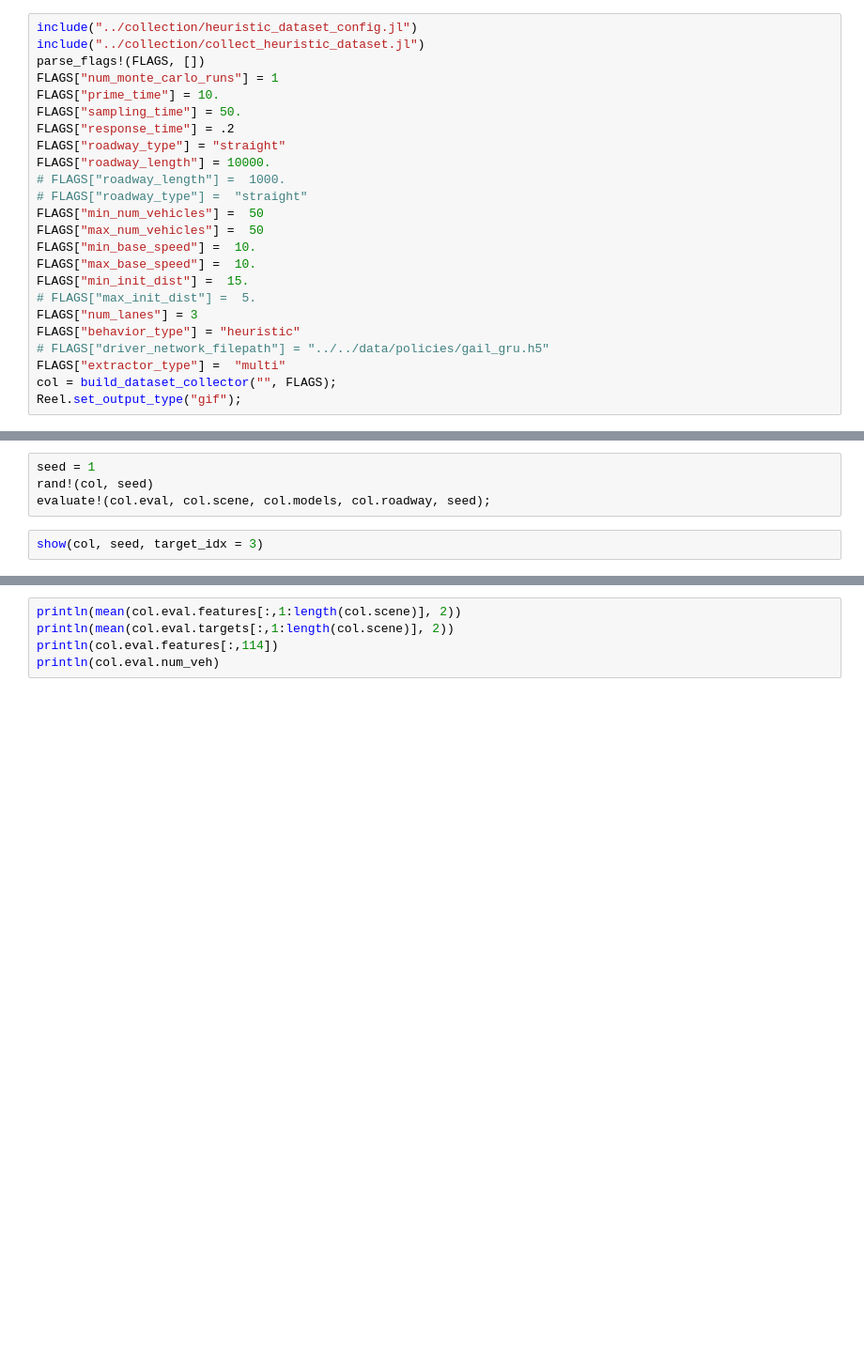
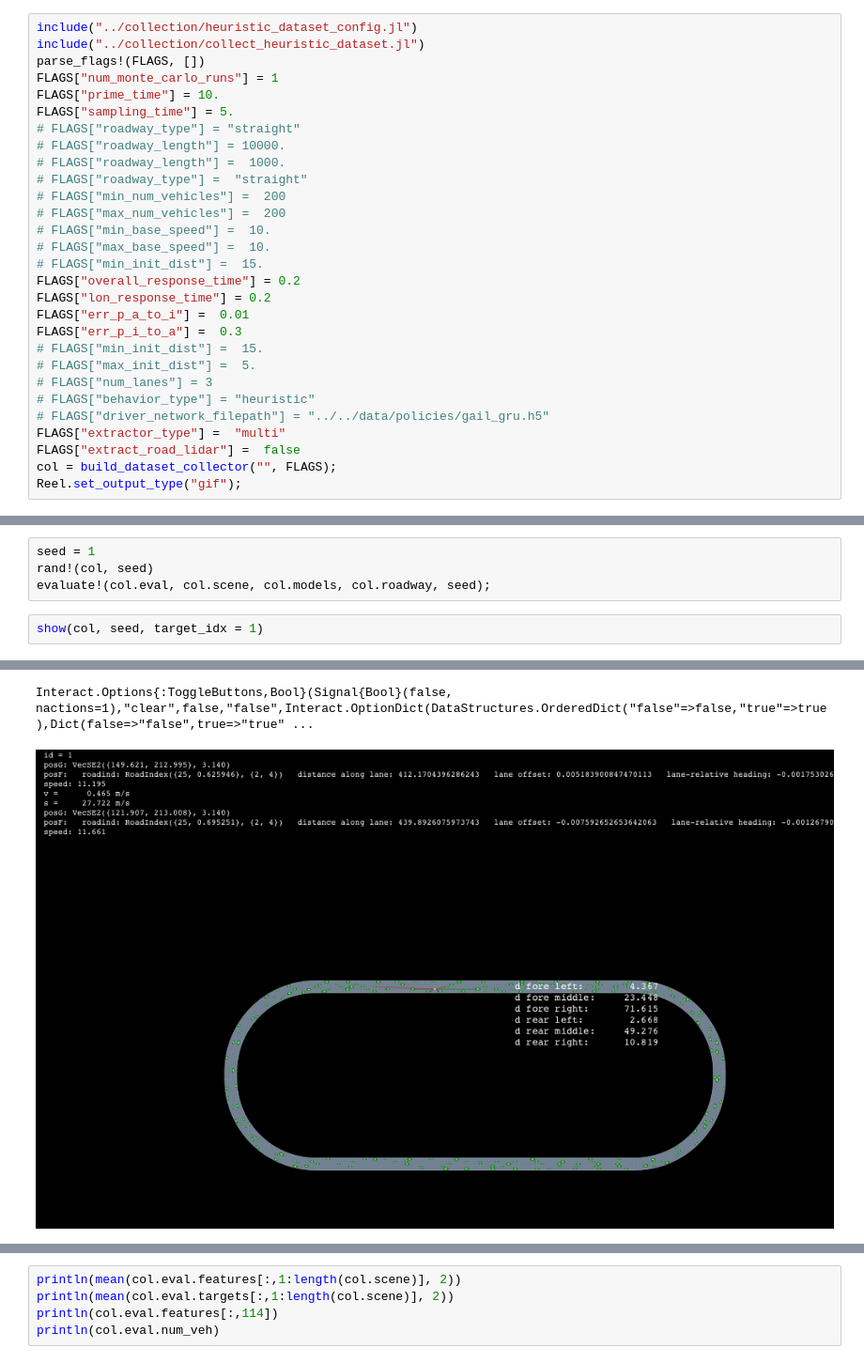
Before and after one commit to wulfebw/risk_prediction, a Jupyter notebook: scripts/visualization/run_display.ipynb, the cells around one changed output, grey strips where cells are left out. Shown at 94% size. Cells and saved outputs as stored; diff of their text form; blank space fills up the shorter version.

```diff
--- a/scripts/visualization/run_display.ipynb
+++ b/scripts/visualization/run_display.ipynb
@@ -8,22 +10,27 @@ include("../collection/collect_heuristic_dataset.jl")
 parse_flags!(FLAGS, [])
 FLAGS["num_monte_carlo_runs"] = 1
 FLAGS["prime_time"] = 10.
-FLAGS["sampling_time"] = 50.
-FLAGS["response_time"] = .2
-FLAGS["roadway_type"] = "straight"
-FLAGS["roadway_length"] = 10000.
+FLAGS["sampling_time"] = 5.
+# FLAGS["roadway_type"] = "straight"
+# FLAGS["roadway_length"] = 10000.
 # FLAGS["roadway_length"] =  1000.
 # FLAGS["roadway_type"] =  "straight"
-FLAGS["min_num_vehicles"] =  50
-FLAGS["max_num_vehicles"] =  50
-FLAGS["min_base_speed"] =  10.
-FLAGS["max_base_speed"] =  10.
-FLAGS["min_init_dist"] =  15.
+# FLAGS["min_num_vehicles"] =  200
+# FLAGS["max_num_vehicles"] =  200
+# FLAGS["min_base_speed"] =  10.
+# FLAGS["max_base_speed"] =  10.
+# FLAGS["min_init_dist"] =  15.
+FLAGS["overall_response_time"] = 0.2
+FLAGS["lon_response_time"] = 0.2
+FLAGS["err_p_a_to_i"] =  0.01
+FLAGS["err_p_i_to_a"] =  0.3
+# FLAGS["min_init_dist"] =  15.
 # FLAGS["max_init_dist"] =  5.
-FLAGS["num_lanes"] = 3
-FLAGS["behavior_type"] = "heuristic"
+# FLAGS["num_lanes"] = 3
+# FLAGS["behavior_type"] = "heuristic"
 # FLAGS["driver_network_filepath"] = "../../data/policies/gail_gru.h5"
 FLAGS["extractor_type"] =  "multi"
+FLAGS["extract_road_lidar"] =  false
 col = build_dataset_collector("", FLAGS);
 Reel.set_output_type("gif");
 # %%
@@ -116,4 +124,5 @@ seed = 1
 rand!(col, seed)
 evaluate!(col.eval, col.scene, col.models, col.roadway, seed);
 # %%
-show(col, seed, target_idx = 3)
+show(col, seed, target_idx = 1)
+# %% [output]
@@ -119,0 +133,2 @@ show(col, seed, target_idx = 3)
+Interact.Options{:ToggleButtons,Bool}(Signal{Bool}(false, nactions=1),"clear",false,"false",Interact.OptionDict(DataStructures.OrderedDict("false"=>false,"true"=>true),Dict(false=>"false",true=>"true" ...
+[figure, added]
```
Also changed, not shown: parts of 5 cells of this notebook, 3 other files.
